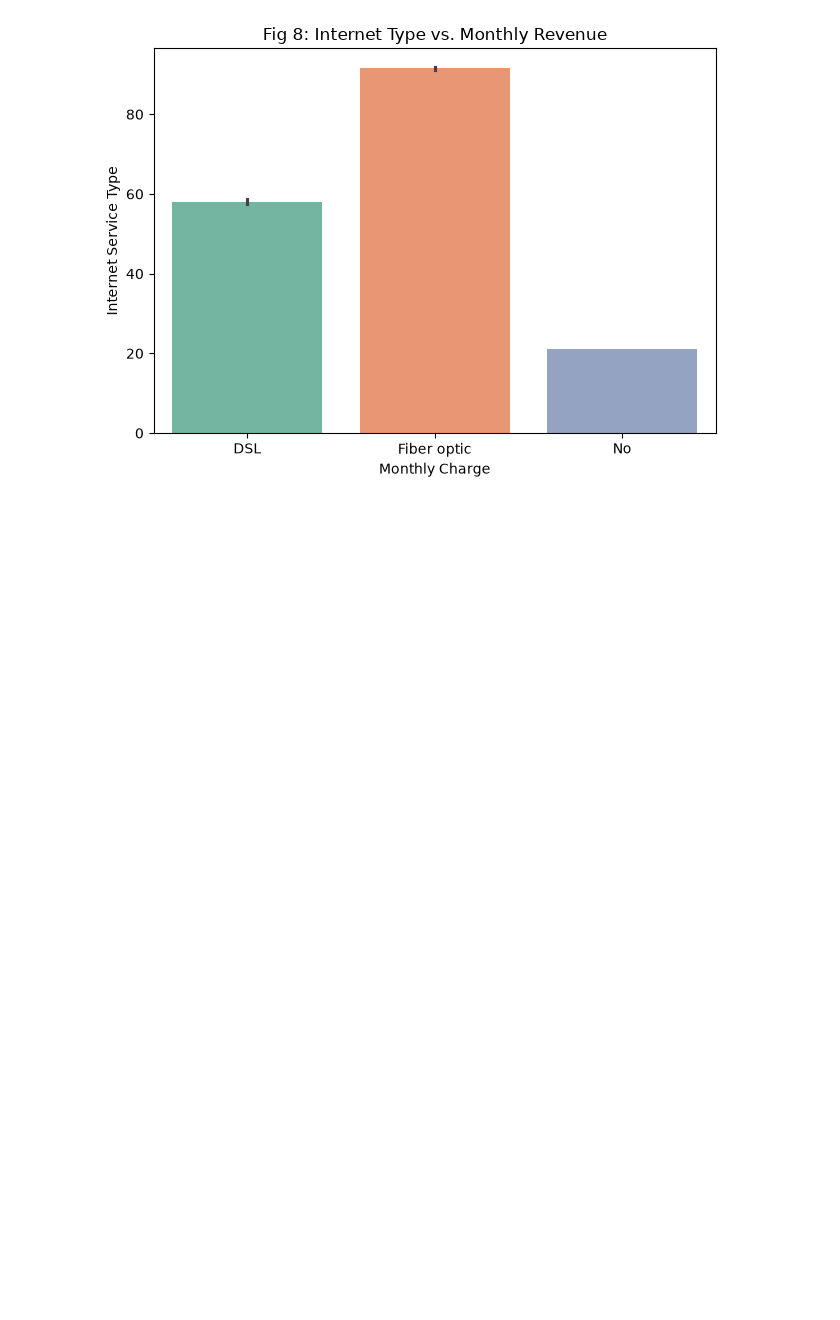
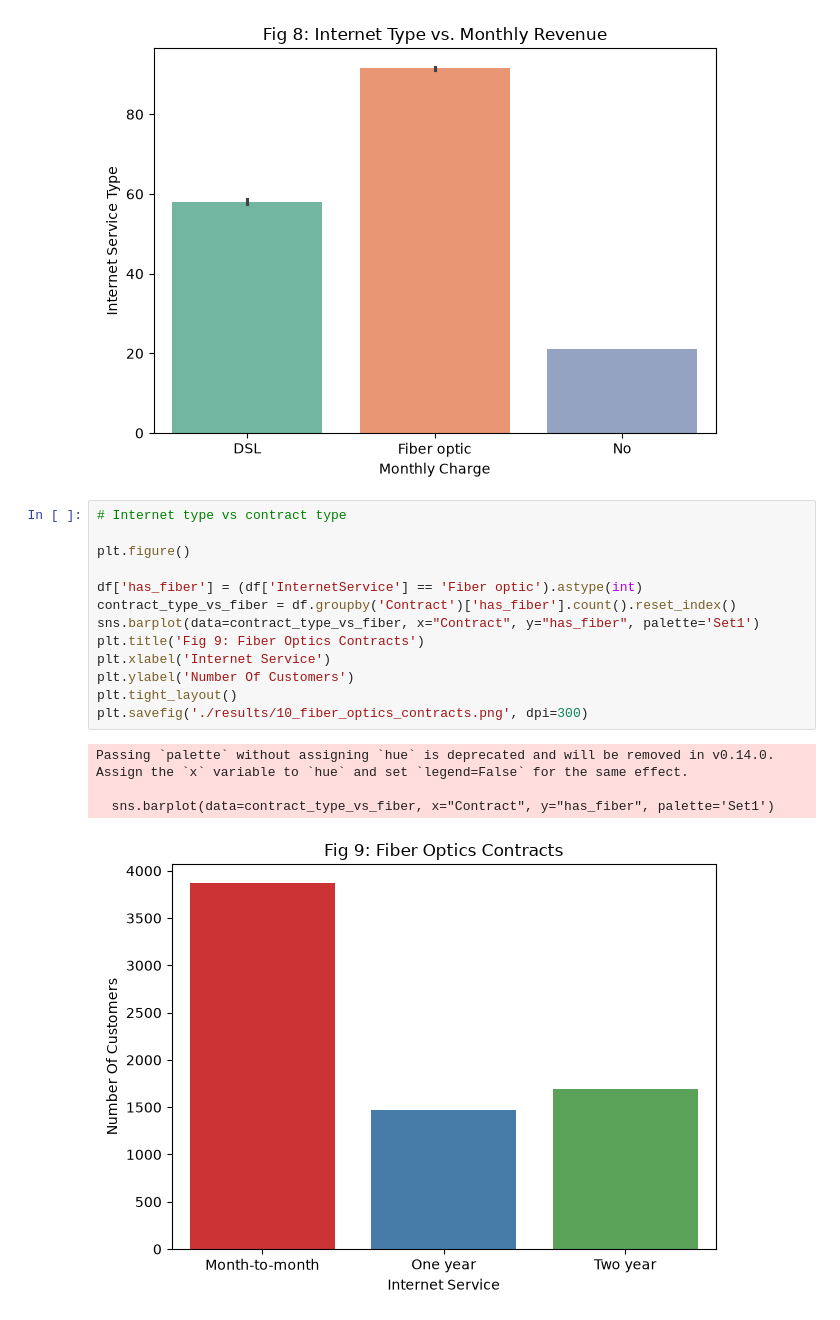
Before and after one commit to AlainRegisDev88/FUTURE_DS_02, a Jupyter notebook: future_interns_task2_.ipynb, the cells around one changed output. Cells and saved outputs as stored; diff of their text form; blank space fills up the shorter version.

Commit message:
add fiber optics contracts chart

```diff
--- a/future_interns_task2_.ipynb
+++ b/future_interns_task2_.ipynb
@@ -202,6 +202,24 @@ Passing `palette` without assigning `hue` is deprecated and will be removed in v
 
   sns.barplot(data=df, x='InternetService', y='MonthlyCharges', palette='Set2')
 [figure]
+# %%
+# Internet type vs contract type
+
+plt.figure()
+
+df['has_fiber'] = (df['InternetService'] == 'Fiber optic').astype(int)
+contract_type_vs_fiber = df.groupby('Contract')['has_fiber'].count().reset_index()
+sns.barplot(data=contract_type_vs_fiber, x="Contract", y="has_fiber", palette='Set1')
+plt.title('Fig 9: Fiber Optics Contracts')
+plt.xlabel('Internet Service')
+plt.ylabel('Number Of Customers')
+plt.tight_layout()
+plt.savefig('./results/10_fiber_optics_contracts.png', dpi=300)
+# %% [output]
+Passing `palette` without assigning `hue` is deprecated and will be removed in v0.14.0. Assign the `x` variable to `hue` and set `legend=False` for the same effect.
+
+  sns.barplot(data=contract_type_vs_fiber, x="Contract", y="has_fiber", palette='Set1')
+[figure, added]
 # %% [markdown]
 ## Final Key Findings
 
```
Also changed, not shown: parts of 1 cell of this notebook, 2 other files.
